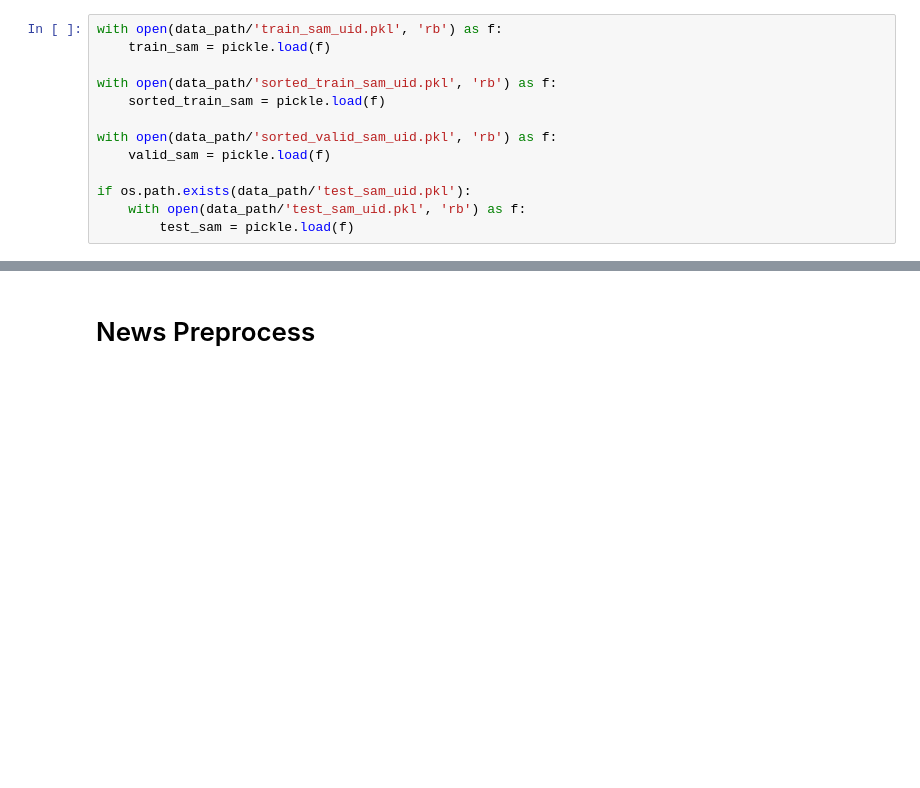
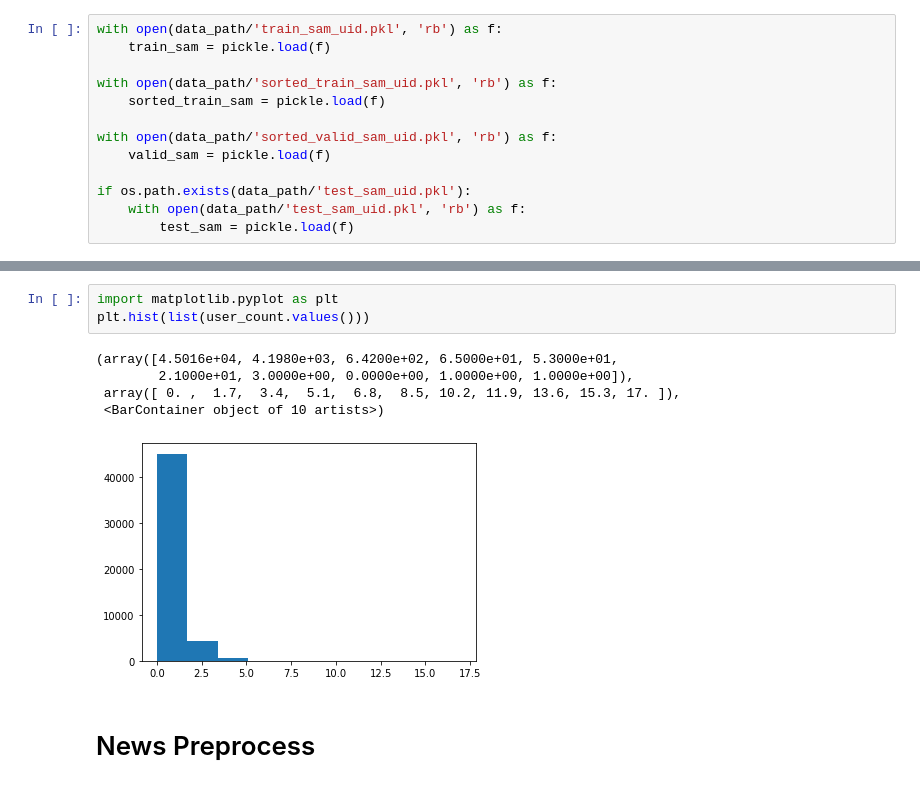
Before and after one commit to Mengyanz/CB4Rec, a Jupyter notebook: NRMS copy.ipynb, the cells around one changed output, grey strips where cells are left out. Drawn from its saved outputs; the diff is of its cells as text; blank space fills up the shorter version.

```diff
--- a/NRMS copy.ipynb
+++ b/NRMS copy.ipynb
@@ -70,3 +78,12 @@ if os.path.exists(data_path/'test_sam_uid.pkl'):
+# %%
+import matplotlib.pyplot as plt
+plt.hist(list(user_count.values()))
+# %% [output]
+(array([4.5016e+04, 4.1980e+03, 6.4200e+02, 6.5000e+01, 5.3000e+01,
+        2.1000e+01, 3.0000e+00, 0.0000e+00, 1.0000e+00, 1.0000e+00]),
+ array([ 0. ,  1.7,  3.4,  5.1,  6.8,  8.5, 10.2, 11.9, 13.6, 15.3, 17. ]),
+ <BarContainer object of 10 artists>)
+[figure, added]
 # %% [markdown]
 # News Preprocess
 # %%
```
Also changed, not shown: parts of 13 cells of this notebook, 7 other files.
